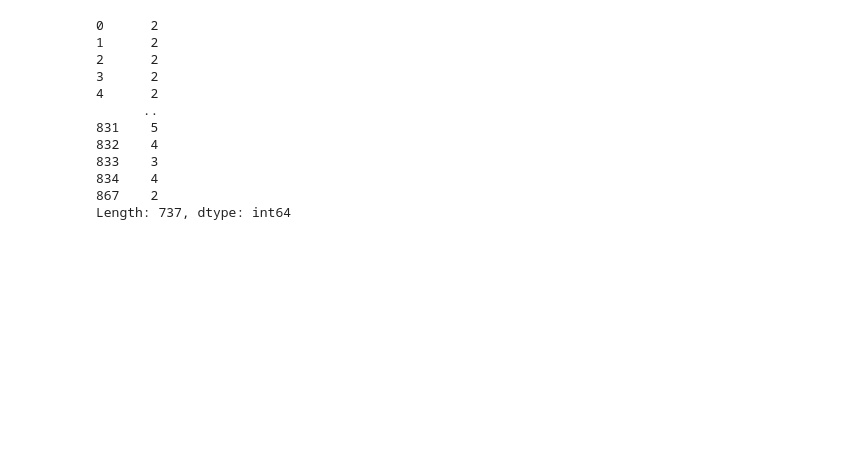
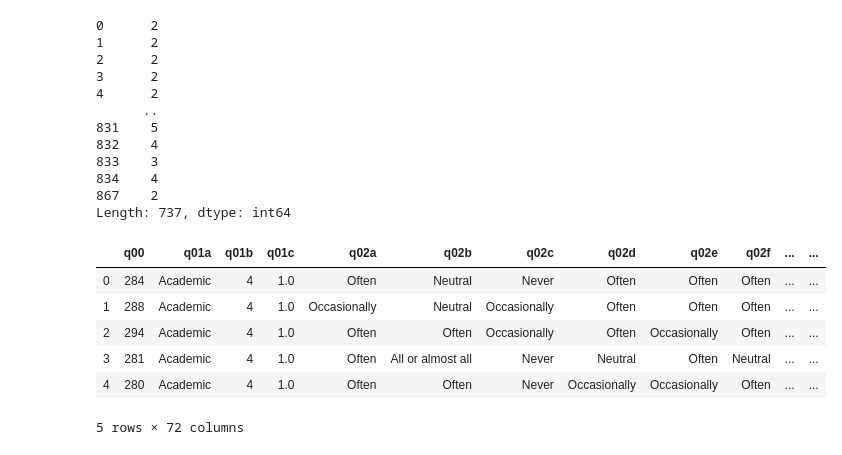
Before and after one commit to PersonaPredicta/Survey_Says..., a Jupyter notebook: dom/dom_nb.ipynb, the cells around one changed output. Cells and saved outputs as stored; diff of their text form; code cells hidden in the pictures; blank space fills up the shorter version.

```diff
--- a/dom/dom_nb.ipynb
+++ b/dom/dom_nb.ipynb
@@ -150,3 +151,14 @@ data.join(pd.DataFrame(max_research, columns = ['max_experience'])).apply(wrangl
 834    4
 867    2
 Length: 737, dtype: int64
+# %%
+data = pd.read_excel('/Users/dom/codeup_data_science/capstone/kev/survey_responses.xlsx', )
+data.head()
+# %% [output]
+|  | q00 | q01a | q01b | q01c | q02a | q02b | q02c | q02d | q02e | q02f | ... | ... |
+| 0 | 284 | Academic | 4 | 1.0 | Often | Neutral | Never | Often | Often | Often | ... | ... |
+| 1 | 288 | Academic | 4 | 1.0 | Occasionally | Neutral | Occasionally | Often | Often | Often | ... | ... |
+| 2 | 294 | Academic | 4 | 1.0 | Often | Often | Occasionally | Often | Occasionally | Often | ... | ... |
+| 3 | 281 | Academic | 4 | 1.0 | Often | All or almost all | Never | Neutral | Often | Neutral | ... | ... |
+| 4 | 280 | Academic | 4 | 1.0 | Often | Often | Never | Occasionally | Occasionally | Often | ... | ... |
+5 rows × 72 columns
```
Also changed, not shown: parts of 10 cells of this notebook.
